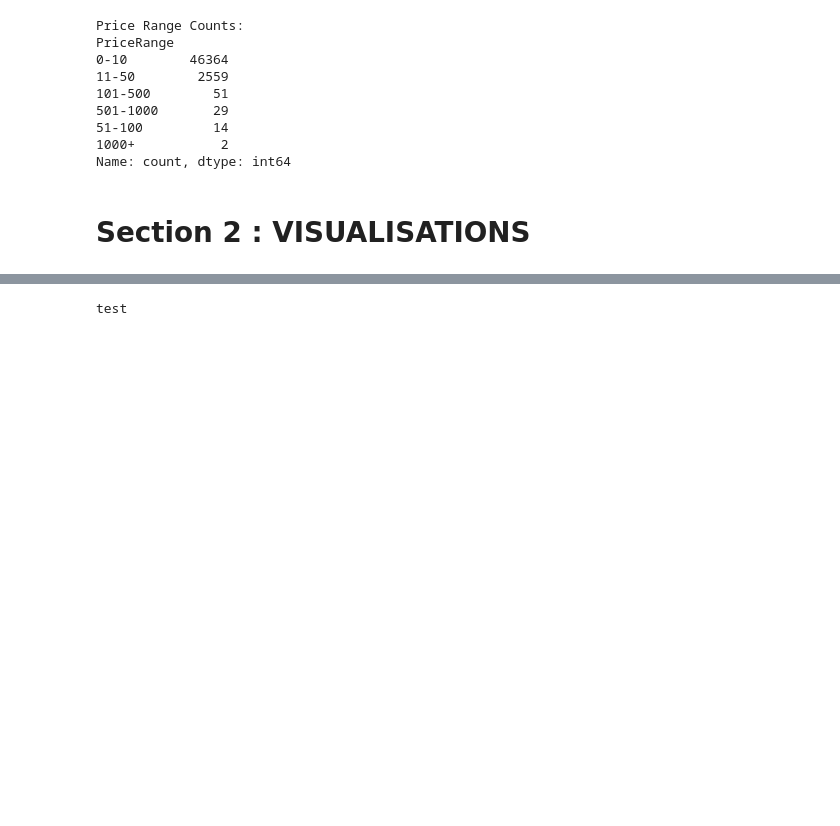
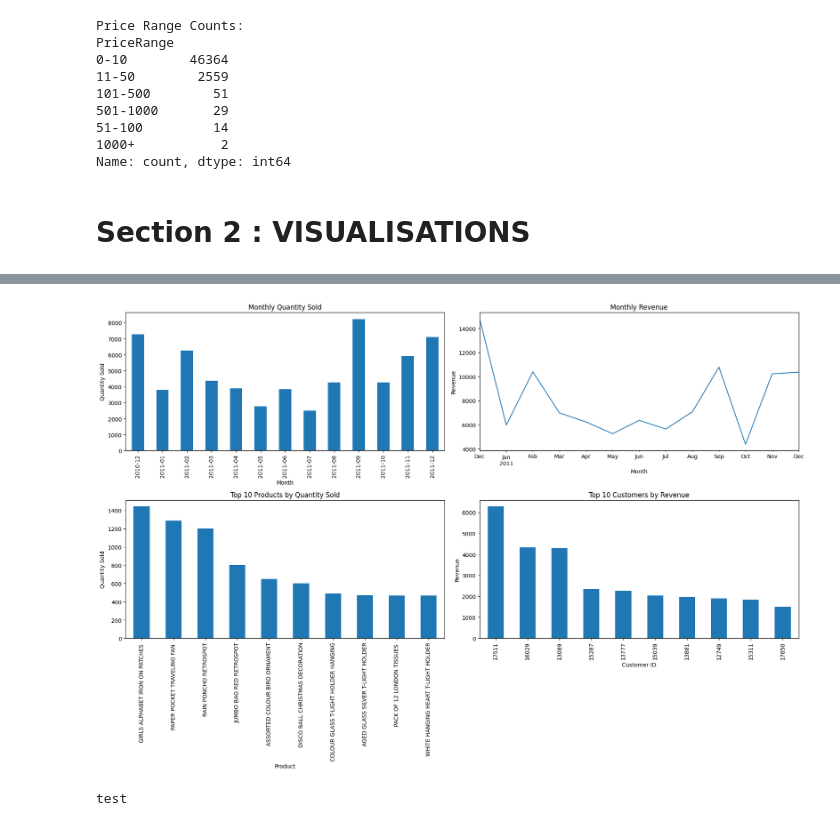
Before and after one commit to Tee-DataA/Online_Retail_Sales_Analysis, a Jupyter notebook: jupyter_notebooks/Notebook_Template.ipynb, the cells around one changed output, grey strips where cells are left out. Saved outputs shown, nothing was run; the diff lists cells and outputs as text; code cells hidden in the pictures; blank space fills up the shorter version.

```diff
--- a/jupyter_notebooks/Notebook_Template.ipynb
+++ b/jupyter_notebooks/Notebook_Template.ipynb
@@ -690,3 +744,37 @@ Section 2 content
+# %%
+# Create a 2x2 grid for the plots
+fig, axes = plt.subplots(2, 2, figsize=(18, 12))
+
+# Monthly Quantity Sold
+monthly_quantity = df_truncated_cleaned.groupby(df_truncated_cleaned['InvoiceDate'].dt.to_period('M'))['Quantity'].sum()
+monthly_quantity.plot(kind='bar', ax=axes[0, 0], title='Monthly Quantity Sold')
+axes[0, 0].set_xlabel('Month')
+axes[0, 0].set_ylabel('Quantity Sold')
+
+# Monthly Revenue
+df_truncated_cleaned['Revenue'] = df_truncated_cleaned['Quantity'] * df_truncated_cleaned['UnitPrice']
+monthly_revenue = df_truncated_cleaned.groupby(df_truncated_cleaned['InvoiceDate'].dt.to_period('M'))['Revenue'].sum()
+monthly_revenue.plot(kind='line', ax=axes[0, 1], title='Monthly Revenue')
+axes[0, 1].set_xlabel('Month')
+axes[0, 1].set_ylabel('Revenue')
+
+# Top 10 Products by Quantity Sold
+top_products = df_truncated_cleaned.groupby('Description')['Quantity'].sum().nlargest(10)
+top_products.plot(kind='bar', ax=axes[1, 0], title='Top 10 Products by Quantity Sold')
+axes[1, 0].set_xlabel('Product')
+axes[1, 0].set_ylabel('Quantity Sold')
+
+# Top 10 Customers by Revenue
+top_customers = df_truncated_cleaned.groupby('CustomerID')['Revenue'].sum().nlargest(10)
+top_customers.plot(kind='bar', ax=axes[1, 1], title='Top 10 Customers by Revenue')
+axes[1, 1].set_xlabel('Customer ID')
+axes[1, 1].set_ylabel('Revenue')
+
+# Adjust layout
+plt.tight_layout()
+plt.show()
+# %% [output]
+[figure, added]
 # %%
 print("test")
 # %% [output]
```
Also changed, not shown: parts of 11 cells of this notebook.
